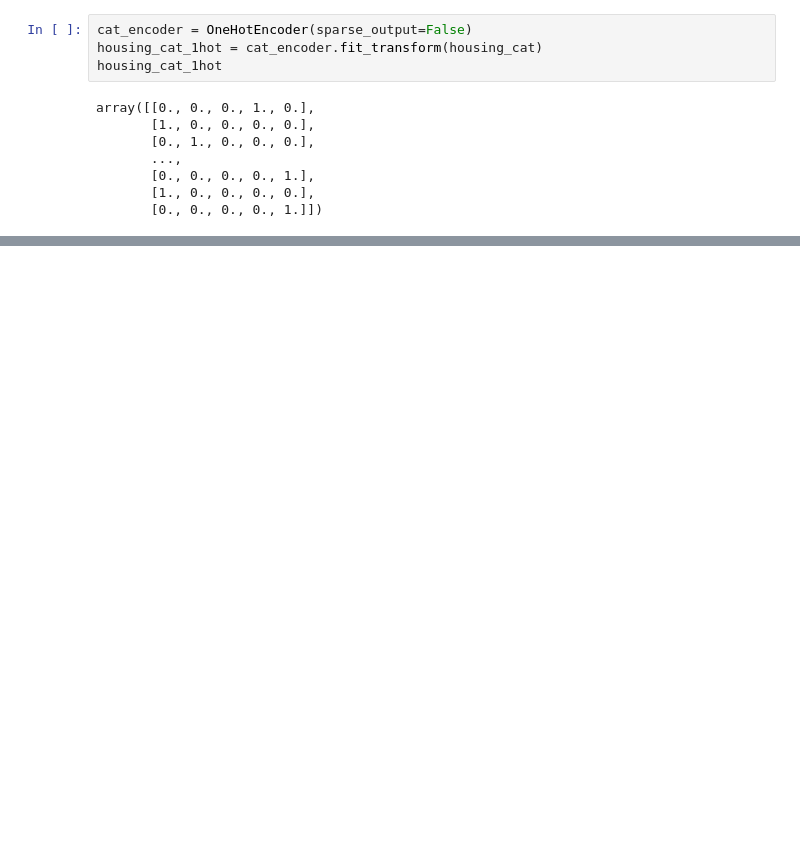
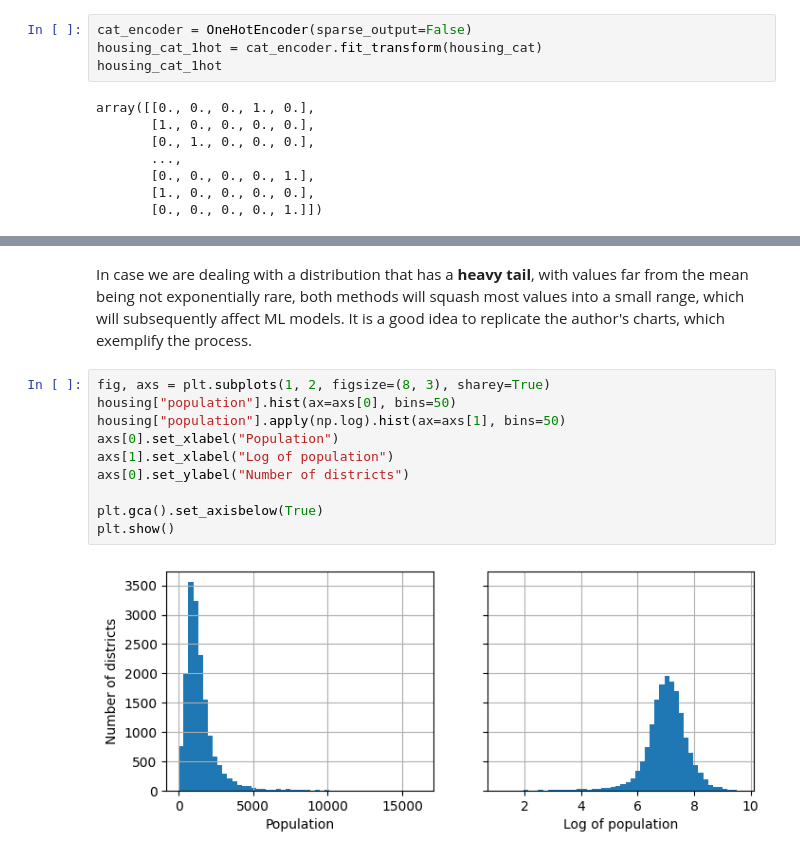
Before and after one commit to felipesebben/ML_hands_on_notes, a Jupyter notebook: projects/Ch02-end2end-CA_house_price_prediction/02_end_to_end_ML_project.ipynb, the cells around one changed output, grey strips where cells are left out. Drawn from its saved outputs; the diff is of its cells as text; blank space fills up the shorter version.

```diff
--- a/projects/Ch02-end2end-CA_house_price_prediction/02_end_to_end_ML_project.ipynb
+++ b/projects/Ch02-end2end-CA_house_price_prediction/02_end_to_end_ML_project.ipynb
@@ -687,0 +820,14 @@ array([[0., 0., 0., 1., 0.],
+# %% [markdown]
+<p>In case we are dealing with a distribution that has a <b>heavy tail</b>, with values far from the mean being not exponentially rare, both methods will squash most values into a small range, which will subsequently affect ML models. It is a good idea to replicate the author's charts, which exemplify the process.</p>
+# %%
+fig, axs = plt.subplots(1, 2, figsize=(8, 3), sharey=True)
+housing["population"].hist(ax=axs[0], bins=50)
+housing["population"].apply(np.log).hist(ax=axs[1], bins=50)
+axs[0].set_xlabel("Population")
+axs[1].set_xlabel("Log of population")
+axs[0].set_ylabel("Number of districts")
+
+plt.gca().set_axisbelow(True)
+plt.show()
+# %% [output]
+[figure, added]
```
Also changed, not shown: parts of 31 cells of this notebook.
